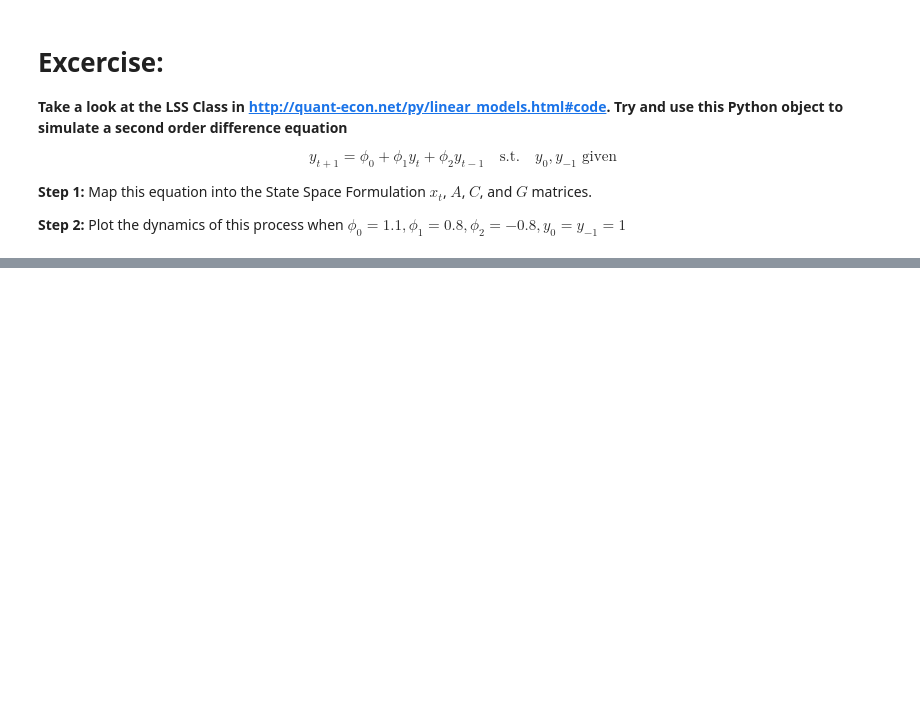
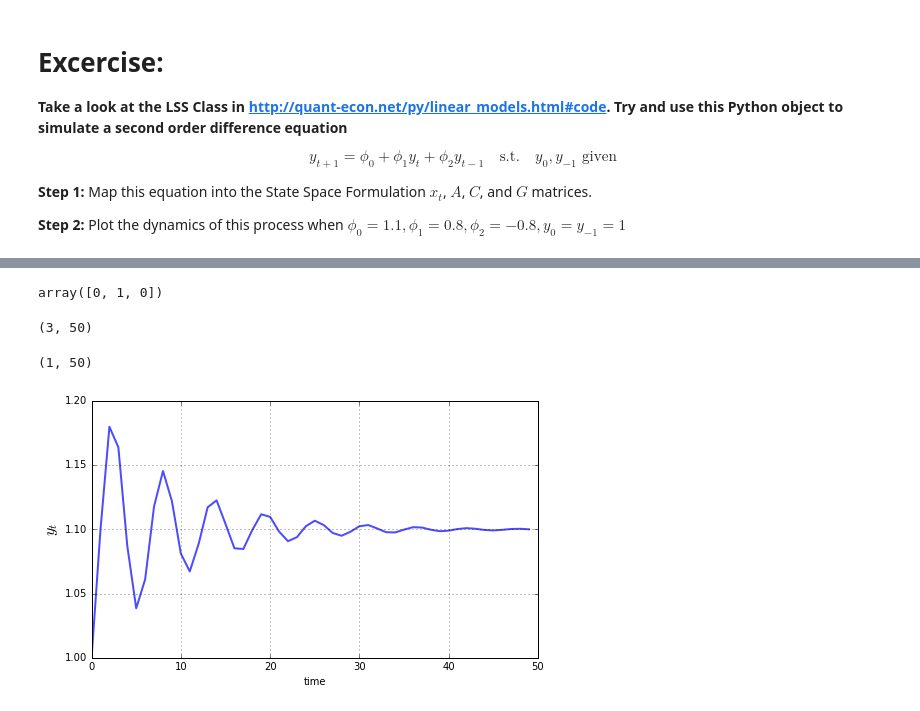
Before and after one commit to mmcky/nyu-econ-370, a Jupyter notebook: notebooks/intro-object-oriented-programming.ipynb, the cells around one changed output, grey strips where cells are left out. Saved outputs shown, nothing was run; the diff lists cells and outputs as text; code cells hidden in the pictures; blank space fills up the shorter version.

```diff
--- a/notebooks/intro-object-oriented-programming.ipynb
+++ b/notebooks/intro-object-oriented-programming.ipynb
@@ -435,0 +466,5 @@ $$
+# %%
+#-Setup A, C, and G matrices-#
+A = np.array([[1,0,0],[1.1,0.8,-0.8],[0,1,0]])
+C = np.array([0,0,0])
+G = np.array([0,1,0])
@@ -435,0 +481,2 @@ $$
+# %%
+C = C.reshape((3,1))
@@ -435,0 +489,31 @@ $$
+# %%
+G
+# %% [output]
+array([0, 1, 0])
+# %%
+#-Create an Instance of the Linear State Space Object-#
+lss=LinearStateSpace(A,C,G, mu_0=np.ones(3))  #mu_0 = initial conditions
+# %%
+#-Simulate the Model-#
+x, y = lss.simulate(ts_length=50)
+# %%
+#-x_t-#
+x.shape
+# %% [output]
+(3, 50)
+# %%
+#-y_t-#
+y.shape
+# %% [output]
+(1, 50)
+# %%
+#-Construct a Figure-#
+fig, ax = plt.subplots(figsize=(8, 4.6))
+y = y.flatten()                #Would like a simple array of values for y_t
+ax.plot(y, 'b-', lw=2, alpha=0.7)
+ax.grid()
+ax.set_xlabel('time')
+ax.set_ylabel(r'$y_t$', fontsize=16)
+plt.show()
+# %% [output]
+[figure, added]
```
Also changed, not shown: parts of 8 cells of this notebook.
